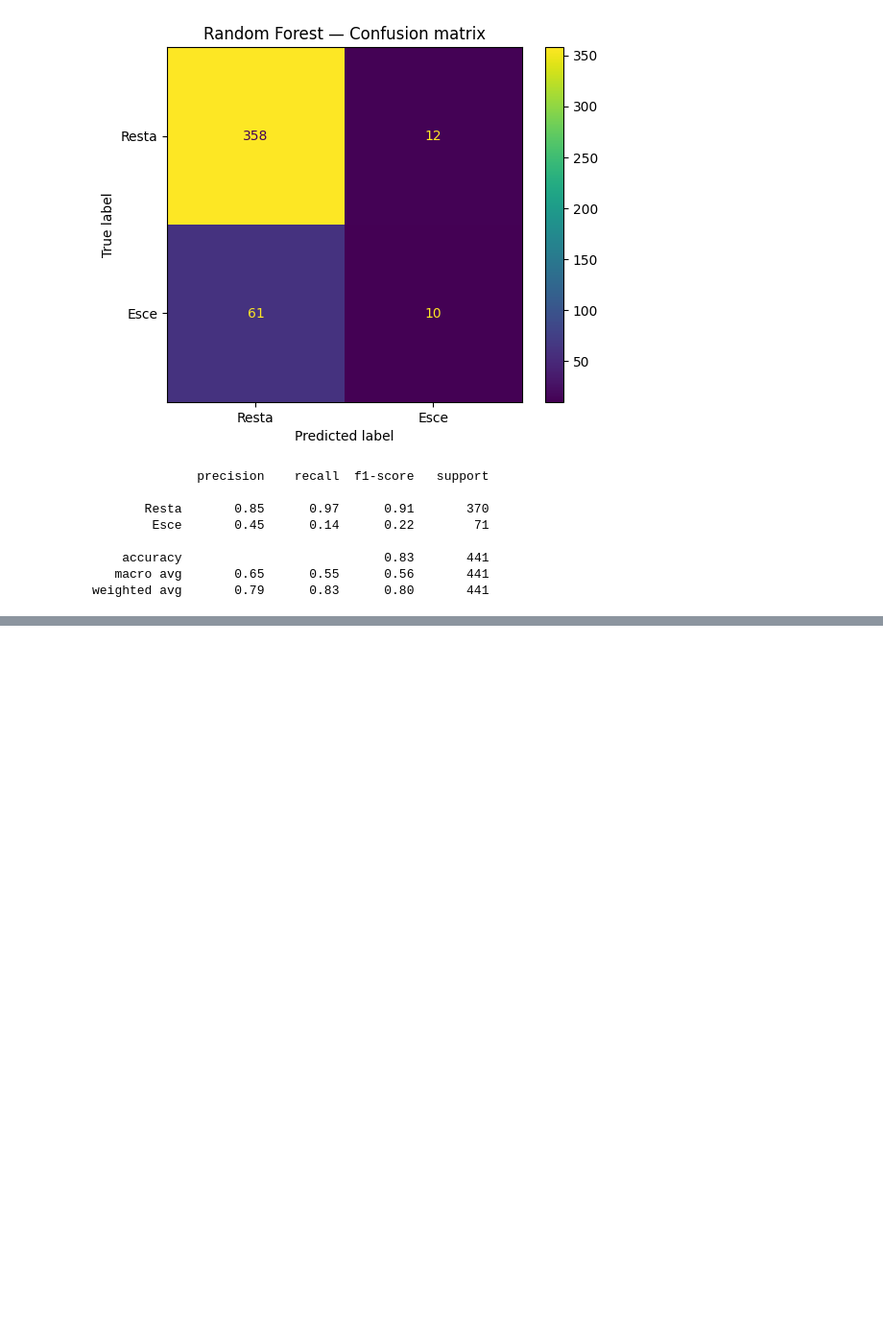
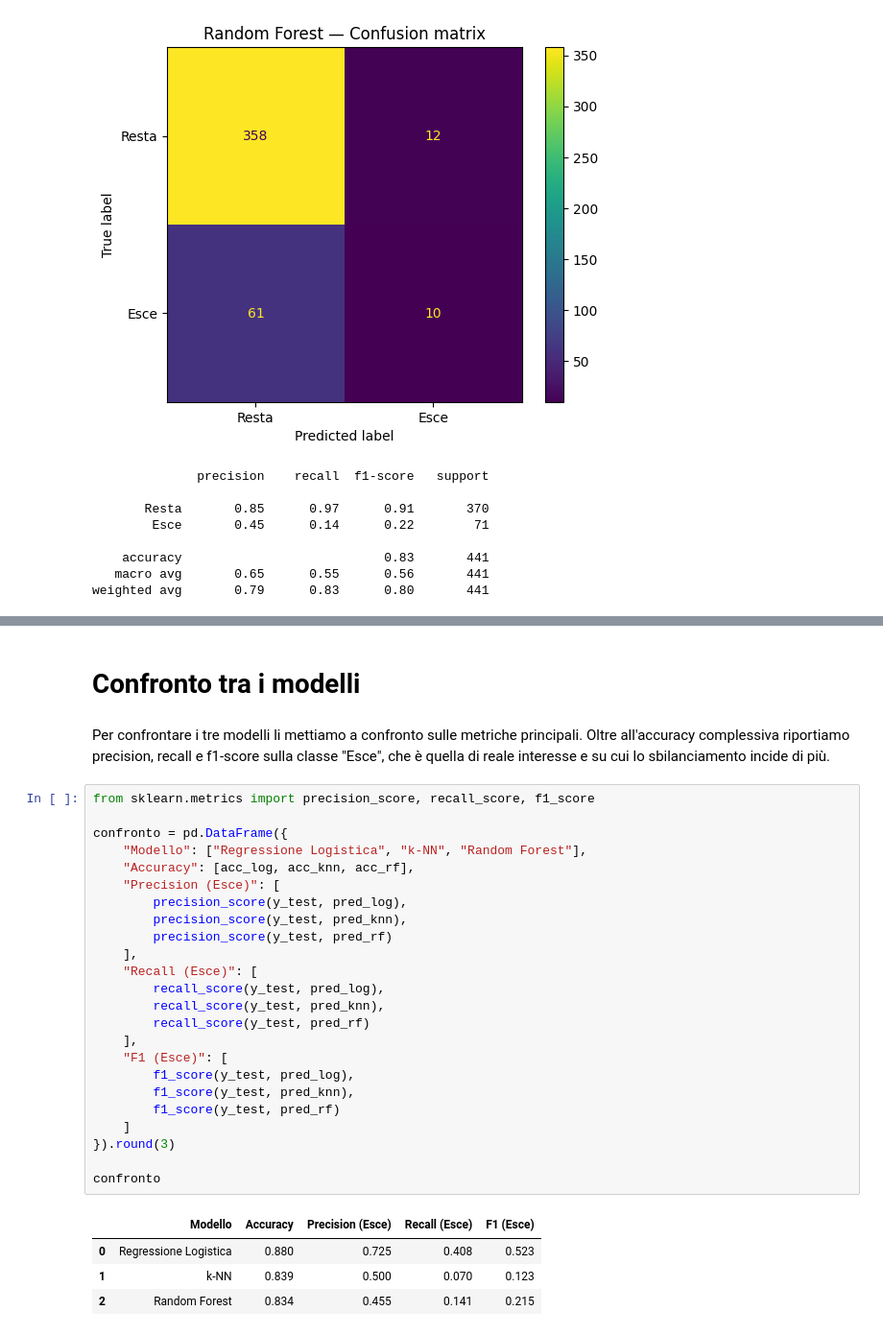
Before and after one commit to evelinenikokovacs/Employee_Attrition, a Jupyter notebook: notebooks/Employee_Attrition_Analisi e visualizzazione.ipynb, the cells around one changed output, grey strips where cells are left out. Shown at 96% size. Drawn from its saved outputs; the diff is of its cells as text; blank space fills up the shorter version.

Commit message:
Aggiunto confronto tra modelli e interpretazione dei dati

```diff
--- a/notebooks/Employee_Attrition_Analisi e visualizzazione.ipynb
+++ b/notebooks/Employee_Attrition_Analisi e visualizzazione.ipynb
@@ -1232,0 +1262,35 @@ weighted avg       0.79      0.83      0.80       441
+# %% [markdown]
+# Confronto tra i modelli
+# %% [markdown]
+Per confrontare i tre modelli li mettiamo a confronto sulle metriche principali.
+Oltre all'accuracy complessiva riportiamo precision, recall e f1-score sulla classe
+"Esce", che è quella di reale interesse e su cui lo sbilanciamento incide di più.
+# %%
+from sklearn.metrics import precision_score, recall_score, f1_score
+
+confronto = pd.DataFrame({
+    "Modello": ["Regressione Logistica", "k-NN", "Random Forest"],
+    "Accuracy": [acc_log, acc_knn, acc_rf],
+    "Precision (Esce)": [
+        precision_score(y_test, pred_log),
+        precision_score(y_test, pred_knn),
+        precision_score(y_test, pred_rf)
+    ],
+    "Recall (Esce)": [
+        recall_score(y_test, pred_log),
+        recall_score(y_test, pred_knn),
+        recall_score(y_test, pred_rf)
+    ],
+    "F1 (Esce)": [
+        f1_score(y_test, pred_log),
+        f1_score(y_test, pred_knn),
+        f1_score(y_test, pred_rf)
+    ]
+}).round(3)
+
+confronto
+# %% [output]
+|  | Modello | Accuracy | Precision (Esce) | Recall (Esce) | F1 (Esce) |
+| 0 | Regressione Logistica | 0.880 | 0.725 | 0.408 | 0.523 |
+| 1 | k-NN | 0.839 | 0.500 | 0.070 | 0.123 |
+| 2 | Random Forest | 0.834 | 0.455 | 0.141 | 0.215 |
```
Also changed, not shown: parts of 14 cells of this notebook.
